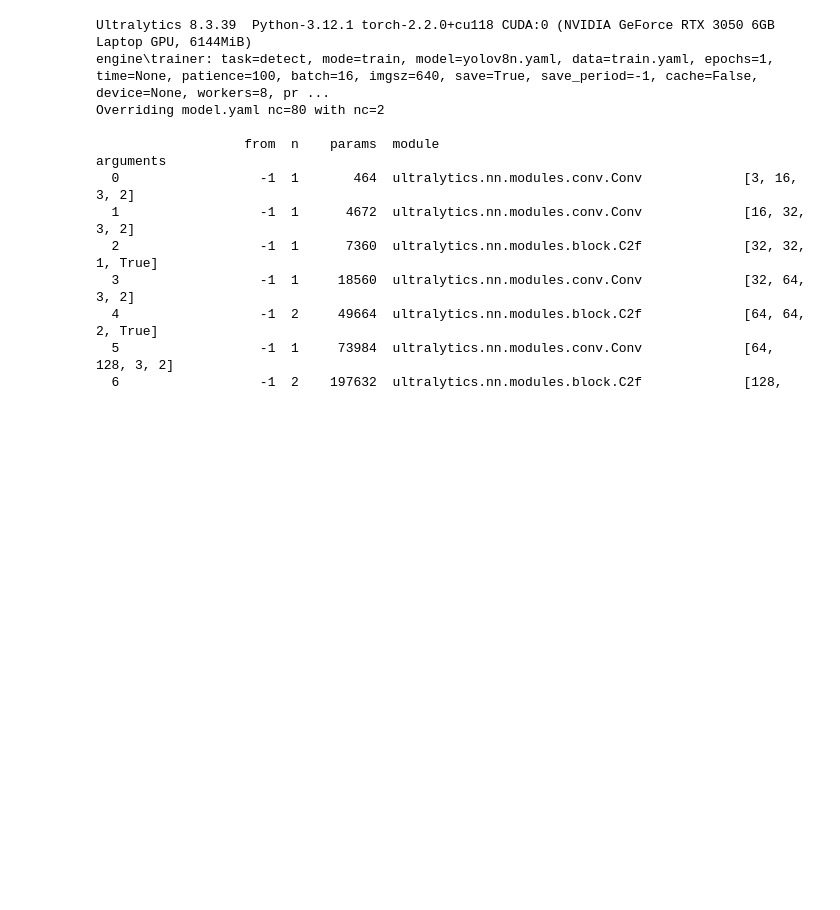
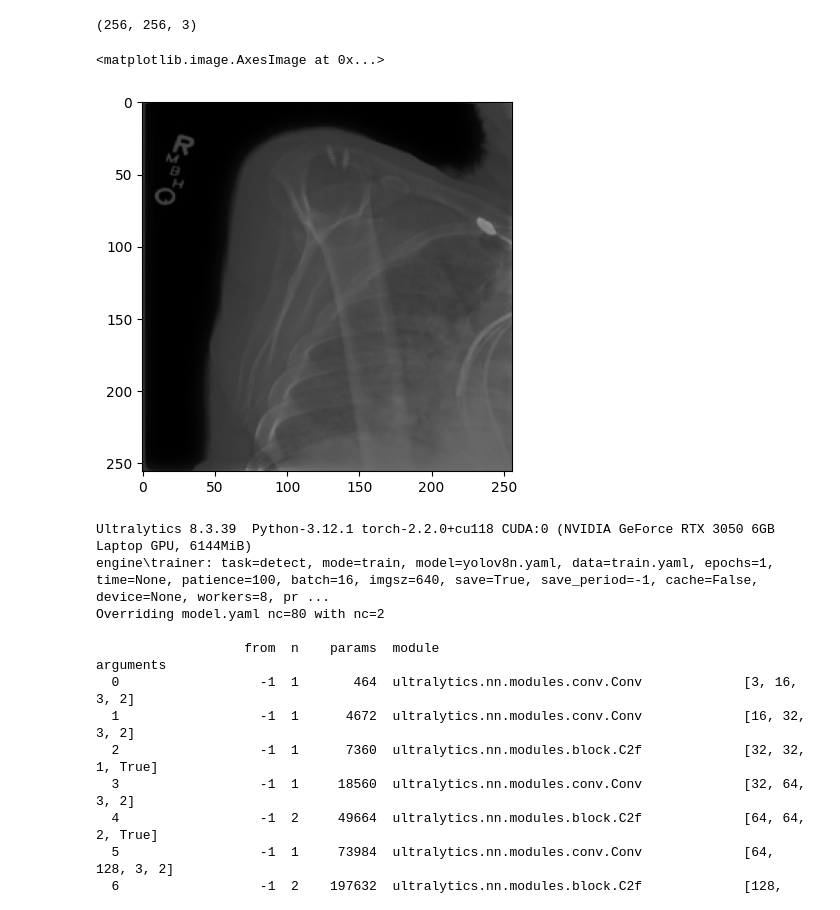
Before and after one commit to DDDyylan/ECE685_final, a Jupyter notebook: dataset_creation.ipynb, the cells around one changed output. Drawn from its saved outputs; the diff is of its cells as text; code cells hidden in the pictures; blank space fills up the shorter version.

```diff
--- a/dataset_creation.ipynb
+++ b/dataset_creation.ipynb
@@ -61,3 +63,12 @@ for idx, x in enumerate(base_trainloader):
+# %%
+image.shape
+# %% [output]
+(256, 256, 3)
+# %%
+plt.imshow(cv2.imread('../shoulder_elbow_datasets/images/train/image1.jpg'))
+# %% [output]
+<matplotlib.image.AxesImage at 0x...>
+[figure, added]
 # %%
 # model = YOLO('yolov8n.pt') # pretrained
 model = YOLO('yolov8n.yaml') # not pretrained?
```
Also changed, not shown: parts of 1 cell of this notebook, 59 other files.
